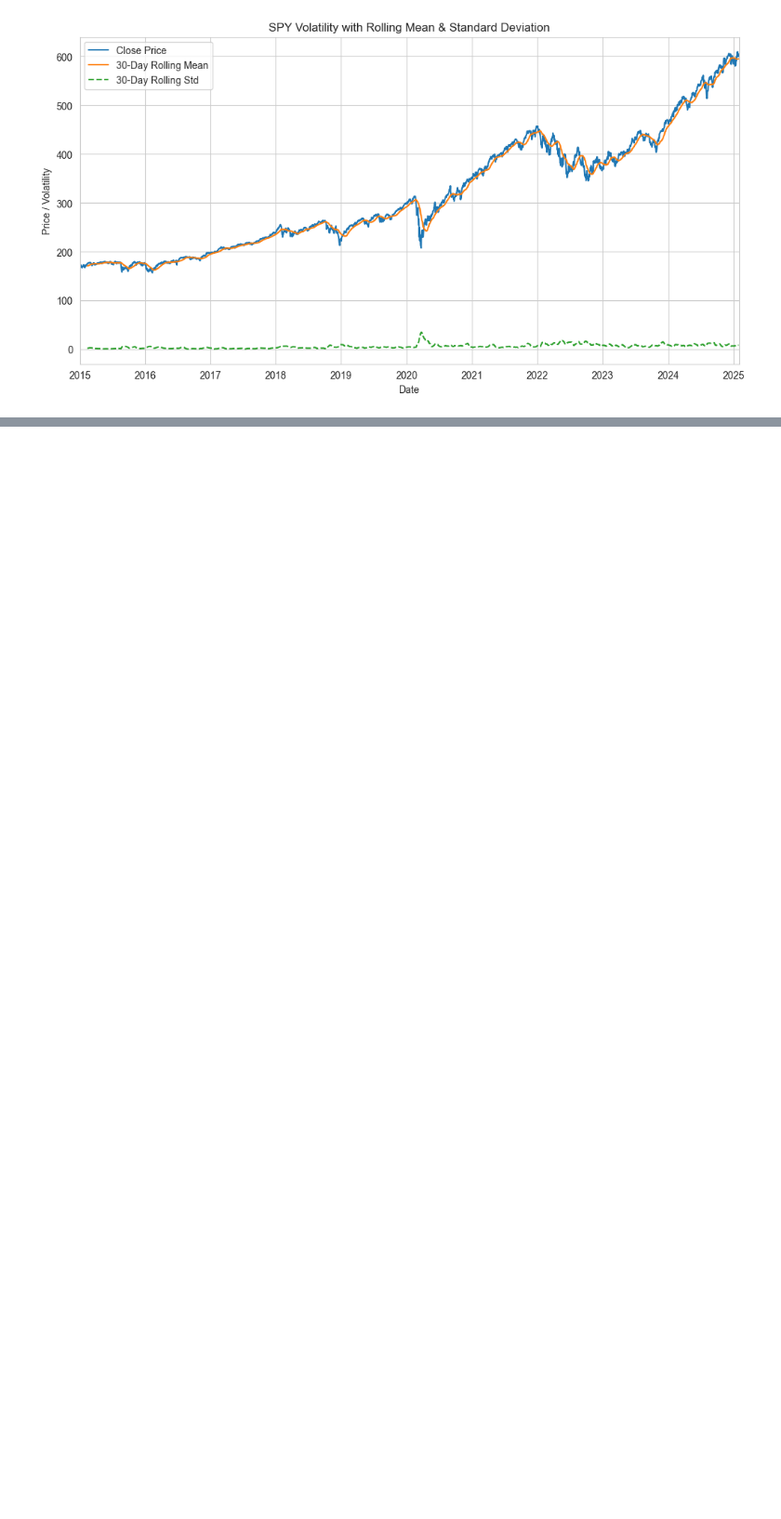
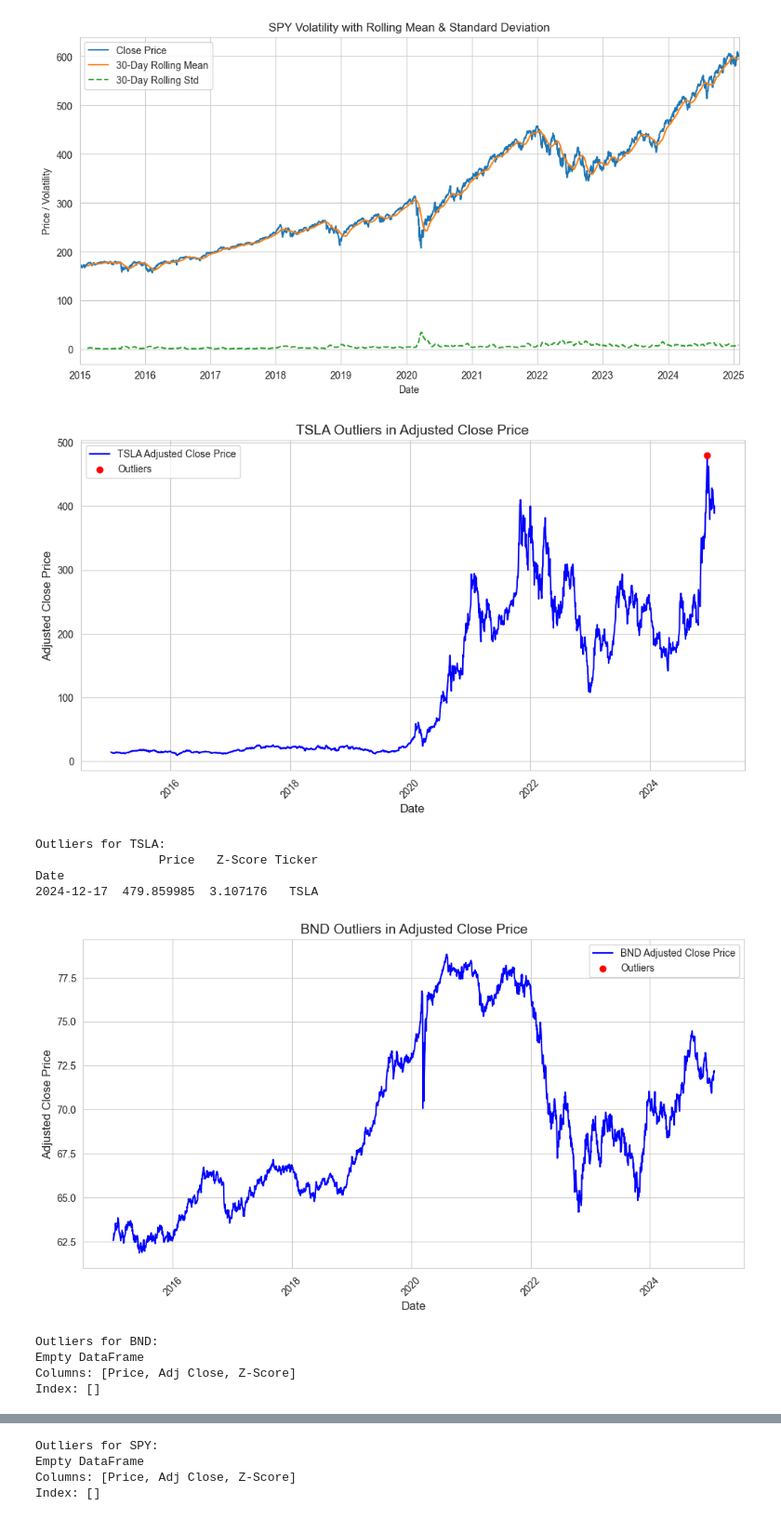
Before and after one commit to hanaDemma/Time-Series-Forecasting-for-Portfolio-Management-Optimization, a Jupyter notebook: notebooks/portfolioManagement.ipynb, the cells around one changed output, grey strips where cells are left out. Shown at 93% size. Cells and saved outputs as stored; diff of their text form; code cells hidden in the pictures; blank space fills up the shorter version.

Commit message:
detect and remove outlier

```diff
--- a/notebooks/portfolioManagement.ipynb
+++ b/notebooks/portfolioManagement.ipynb
@@ -297,3 +297,16 @@ rollingAvgAndStd([tsla_data,bnd_data,spy_data], ['TSLA','BND','SPY'])
 [figure]
 [figure]
 [figure]
+# %%
+detect_outliers([tsla_data,bnd_data,spy_data], ['TSLA','BND','SPY'])
+# %% [output]
+[figure, added]
+Outliers for TSLA:
+                 Price   Z-Score Ticker
+Date
+2024-12-17  479.859985  3.107176   TSLA
+[figure, added]
+Outliers for BND:
+Empty DataFrame
+Columns: [Price, Adj Close, Z-Score]
+Index: []
@@ -299,0 +314,4 @@ rollingAvgAndStd([tsla_data,bnd_data,spy_data], ['TSLA','BND','SPY'])
+Outliers for SPY:
+Empty DataFrame
+Columns: [Price, Adj Close, Z-Score]
+Index: []
```
Also changed, not shown: parts of 8 cells of this notebook, 1 other file.
